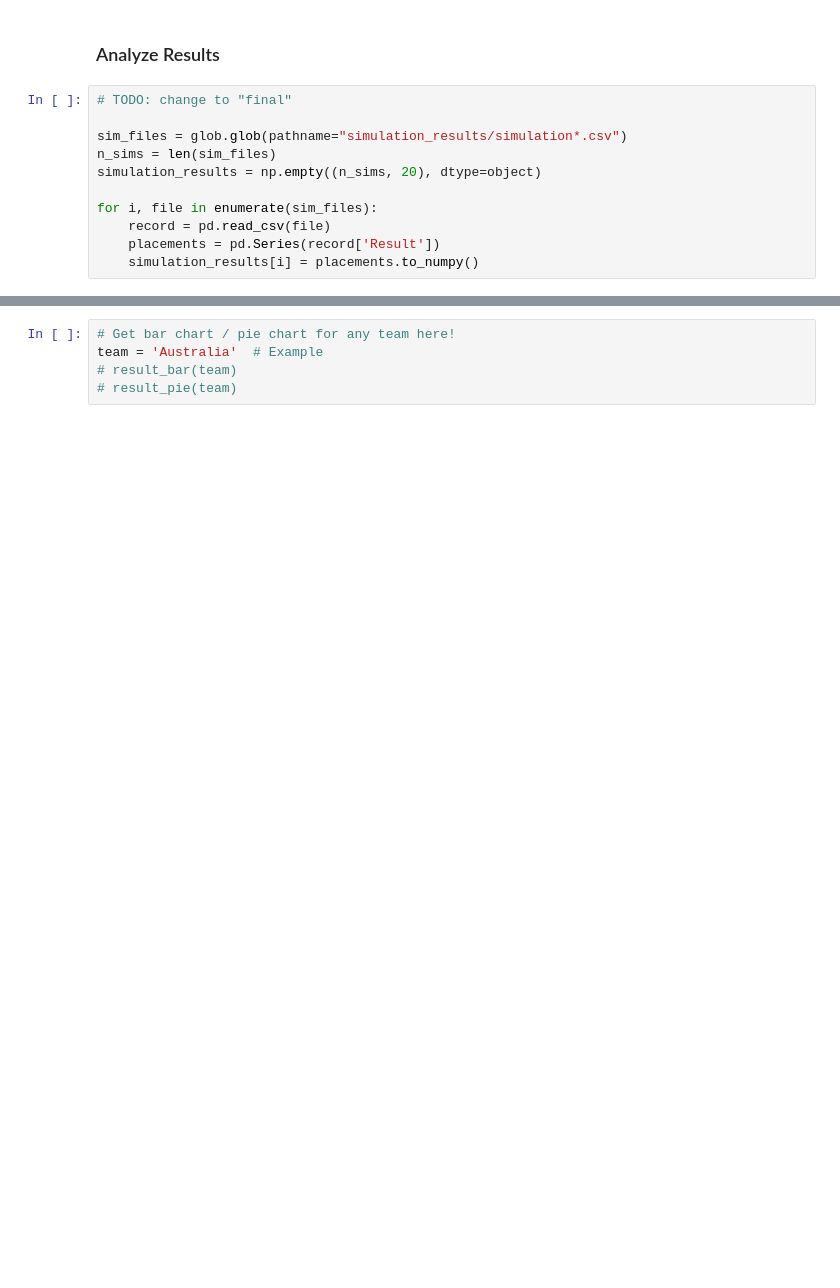
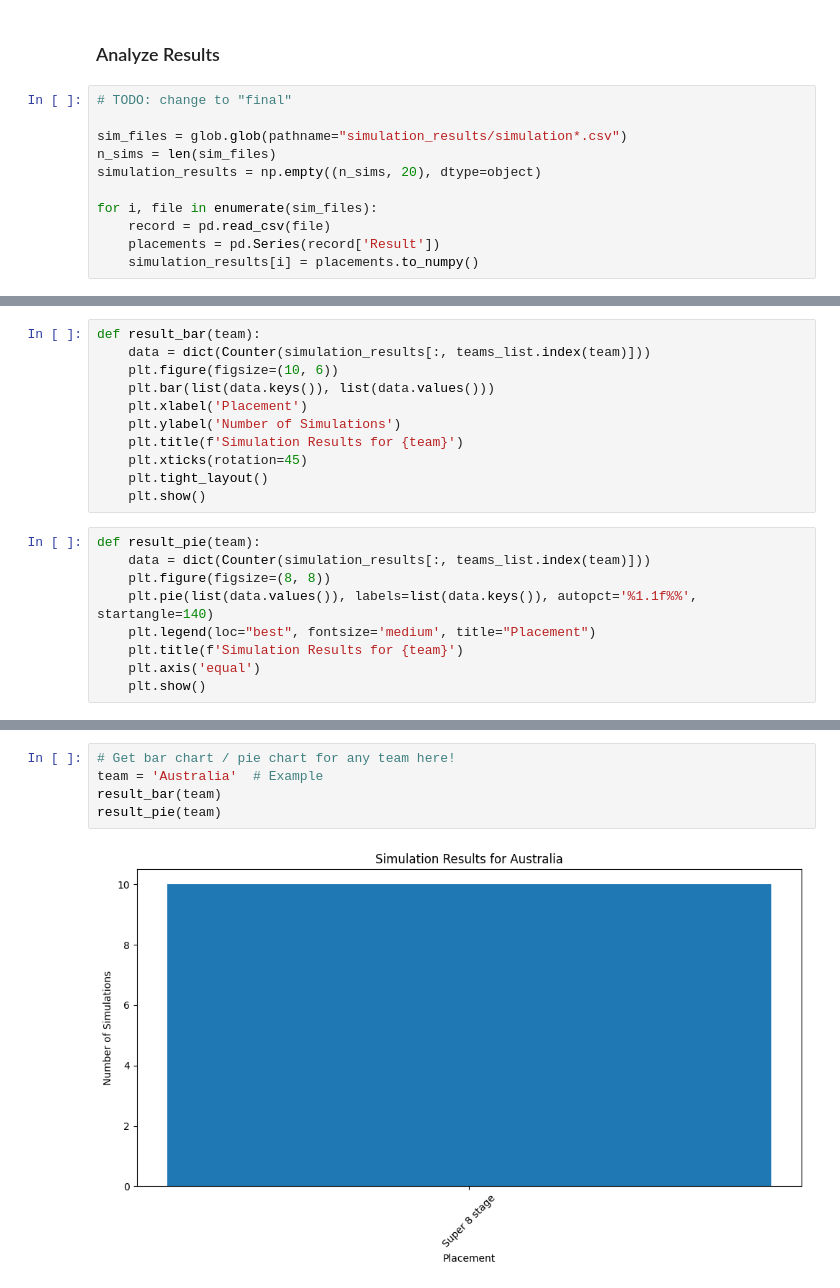
Before and after one commit to loreeian/wsa-cricket-2024-public, a Jupyter notebook: visualize.ipynb, the cells around one changed output, grey strips where cells are left out. Saved outputs shown, nothing was run; the diff lists cells and outputs as text; blank space fills up the shorter version.

```diff
--- a/visualize.ipynb
+++ b/visualize.ipynb
@@ -44 +78,21 @@ match_records[['winner','loser','outcome']].head(55)
+# %%
+def result_bar(team):
+    data = dict(Counter(simulation_results[:, teams_list.index(team)]))
+    plt.figure(figsize=(10, 6))
+    plt.bar(list(data.keys()), list(data.values()))
+    plt.xlabel('Placement')
+    plt.ylabel('Number of Simulations')
+    plt.title(f'Simulation Results for {team}')
+    plt.xticks(rotation=45)
+    plt.tight_layout()
+    plt.show()
+# %%
+def result_pie(team):
+    data = dict(Counter(simulation_results[:, teams_list.index(team)]))
+    plt.figure(figsize=(8, 8))
+    plt.pie(list(data.values()), labels=list(data.keys()), autopct='%1.1f%%', startangle=140)
+    plt.legend(loc="best", fontsize='medium', title="Placement")
+    plt.title(f'Simulation Results for {team}')
+    plt.axis('equal')
+    plt.show()
 # %%
@@ -60,5 +118,7 @@ def pair_results(teamA, teamB, visualize=False):
 # %%
 # Get bar chart / pie chart for any team here!
 team = 'Australia'  # Example
-# result_bar(team)
-# result_pie(team)
+result_bar(team)
+result_pie(team)
+# %% [output]
+[figure, added]
```
Also changed, not shown: parts of 11 cells of this notebook, 4 other files.
